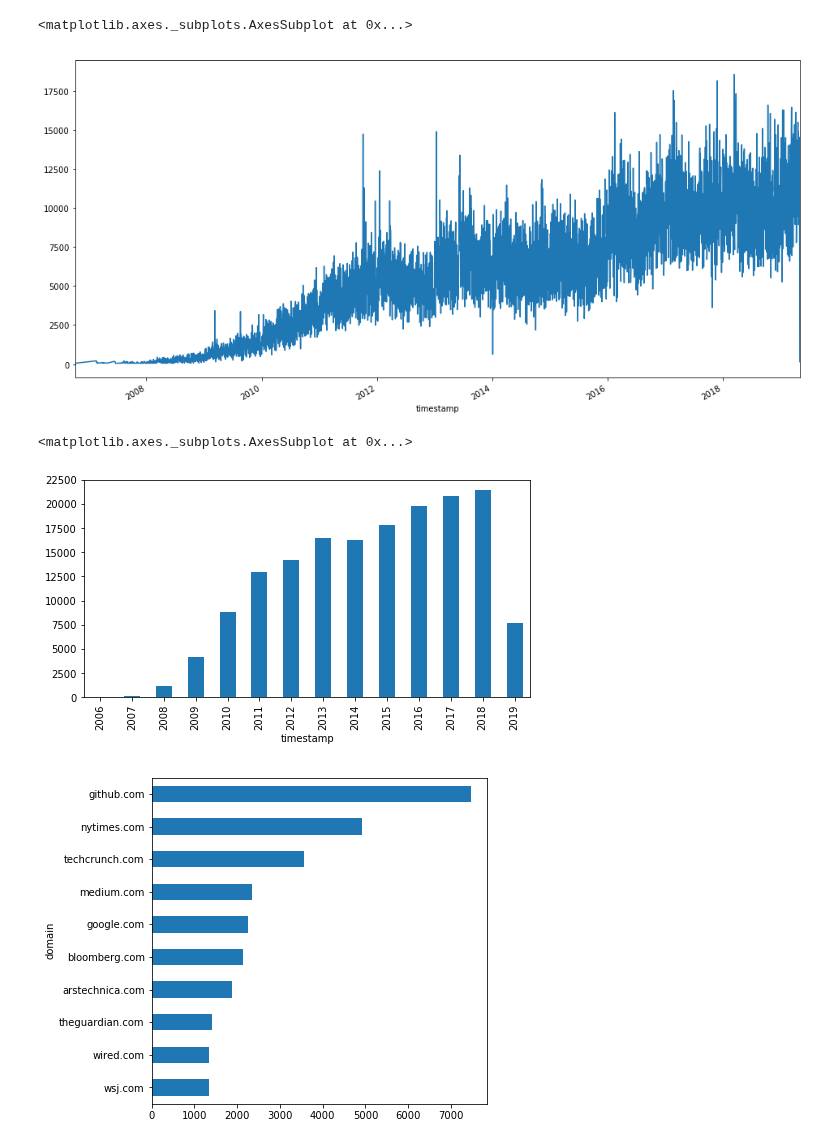
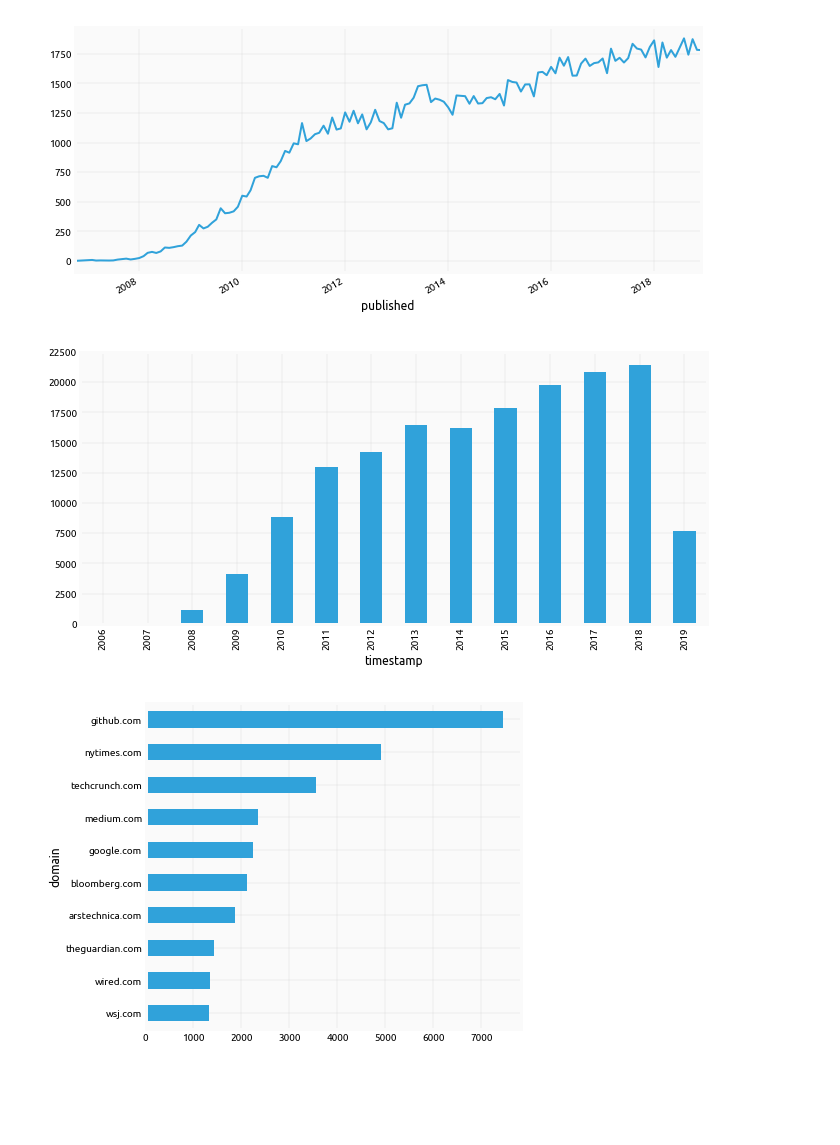
Before and after one commit to yaph/ipython-notebooks, a Jupyter notebook: hacker-news-stories.ipynb, the cells around one changed output. Drawn from its saved outputs; the diff is of its cells as text; code cells hidden in the pictures; blank space fills up the shorter version.

Commit message:
Plot top domains over time

```diff
--- a/hacker-news-stories.ipynb
+++ b/hacker-news-stories.ipynb
@@ -15,9 +15,12 @@ import os
 import re
 
 import pandas as pd
+import matplotlib as mpl
 import matplotlib.pyplot as plt
 import tld
 
+mpl.style.use('ramiro')
+default_figsize = (10, 5)
 data_file = os.path.expanduser('~/data/hackernews/hackernews_popular_stories_2019-05-05.csv')
 df = pd.read_csv(data_file, parse_dates=['timestamp'])
 df.head()
@@ -60,18 +39,19 @@ def fix_url(url):
     return url.replace('jdebp.eu.', 'jdebp.eu').replace('http:////', 'http://')
 
 df['url'] = df.url.apply(lambda s: fix_url(s))
+# %%
+# https://stackoverflow.com/questions/42285130/how-floor-a-date-to-the-first-date-of-that-month
+df['published'] = df.timestamp.dt.to_period('M').dt.to_timestamp()
 # %%
-by_day = df.groupby(df.timestamp.dt.floor('D'))
-by_day['score'].sum().plot(figsize=(16, 8))
+by_day = df.loc[df.timestamp.dt.year < 2019].groupby(df.published)
+by_day.size().plot(figsize=default_figsize);
 # %% [output]
-<matplotlib.axes._subplots.AxesSubplot at 0x...>
-[figure, old version]
+[figure, new version]
 # %%
 by_year = df.groupby(df.timestamp.dt.year)
-by_year['score'].size().plot.bar(figsize=(8, 4))
+by_year.size().plot.bar(figsize=default_figsize);
 # %% [output]
-<matplotlib.axes._subplots.AxesSubplot at 0x...>
-[figure, old version]
+[figure, new version]
 # %%
 df['domain'] = df.url.apply(lambda s: tld.get_fld(s, fail_silently=True))
 top_domains = df.domain.value_counts().head(30)
@@ -80,4 +61,4 @@ by_domain = df.groupby(df.domain)
 # %%
-by_domain['score'].size().sort_values(ascending=False)[:10][::-1].plot.barh(figsize=(6, 6));
+domains_story_count[:10][::-1].plot.barh(figsize=(6, 6));
 # %% [output]
-[figure, old version]
+[figure, new version]
```
Also changed, not shown: parts of 8 cells of this notebook.
